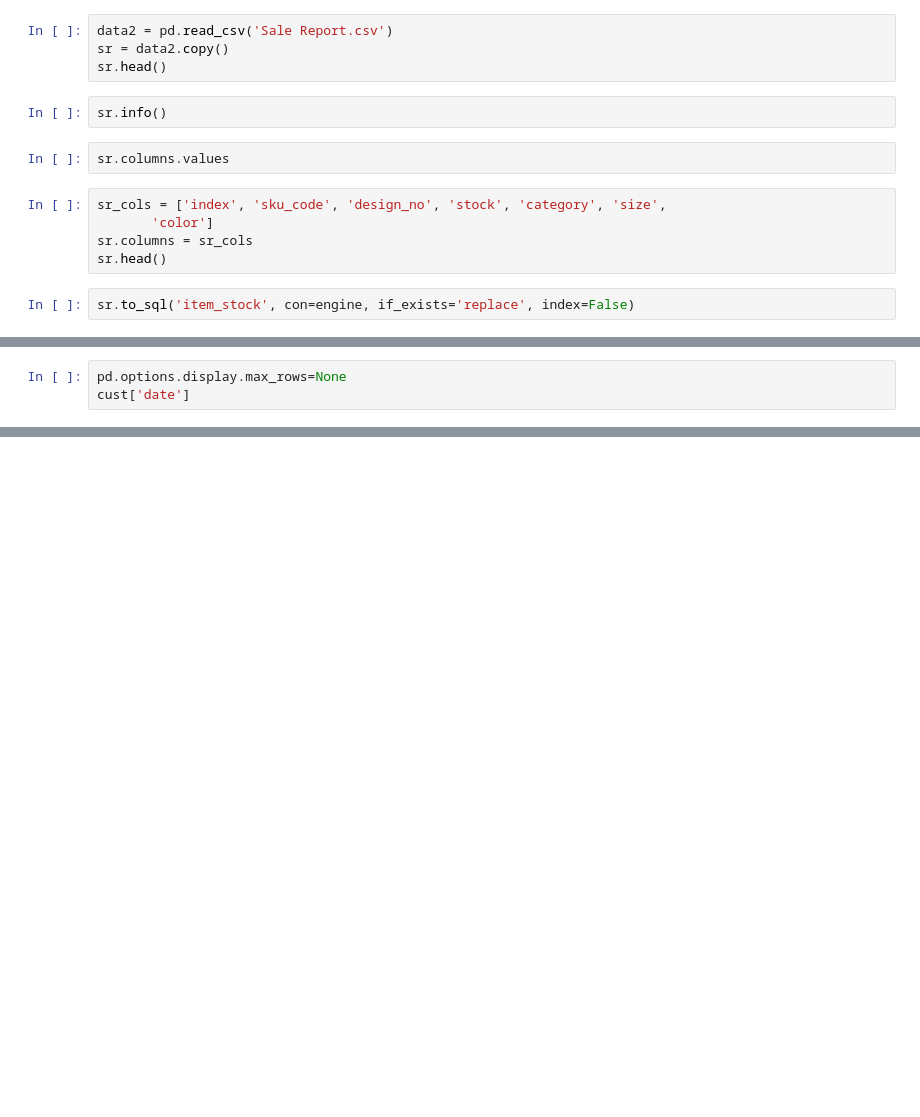
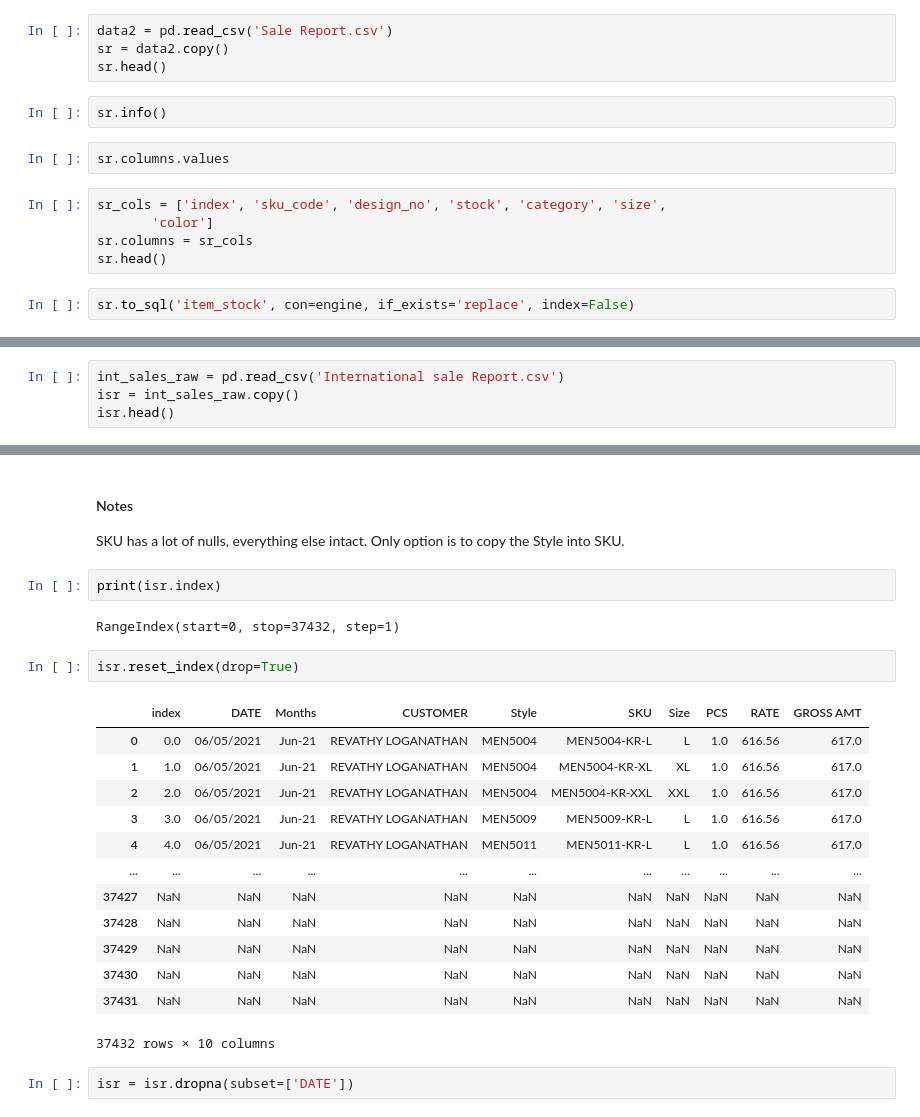
Before and after one commit to BenjaminDWood/ecommerce_sales, a Jupyter notebook: e_commerce.ipynb, the cells around one changed output, grey strips where cells are left out. Cells and saved outputs as stored; diff of their text form; blank space fills up the shorter version.

```diff
--- a/e_commerce.ipynb
+++ b/e_commerce.ipynb
@@ -160,3 +72,0 @@ memory usage: 2.6+ MB
-# %%
-pd.options.display.max_rows=None
-cust['date']
@@ -180,0 +75,4 @@ cust['date']
+# %%
+int_sales_raw = pd.read_csv('International sale Report.csv')
+isr = int_sales_raw.copy()
+isr.head()
@@ -180,0 +106,26 @@ cust['date']
+# %% [markdown]
+#### Notes
+
+SKU has a lot of nulls, everything else intact. Only option is to copy the Style into SKU.
+# %%
+print(isr.index)
+# %% [output]
+RangeIndex(start=0, stop=37432, step=1)
+# %%
+isr.reset_index(drop=True)
+# %% [output]
+|  | index | DATE | Months | CUSTOMER | Style | SKU | Size | PCS | RATE | GROSS AMT |
+| 0 | 0.0 | 06/05/2021 | Jun-21 | REVATHY LOGANATHAN | MEN5004 | MEN5004-KR-L | L | 1.0 | 616.56 | 617.0 |
+| 1 | 1.0 | 06/05/2021 | Jun-21 | REVATHY LOGANATHAN | MEN5004 | MEN5004-KR-XL | XL | 1.0 | 616.56 | 617.0 |
+| 2 | 2.0 | 06/05/2021 | Jun-21 | REVATHY LOGANATHAN | MEN5004 | MEN5004-KR-XXL | XXL | 1.0 | 616.56 | 617.0 |
+| 3 | 3.0 | 06/05/2021 | Jun-21 | REVATHY LOGANATHAN | MEN5009 | MEN5009-KR-L | L | 1.0 | 616.56 | 617.0 |
+| 4 | 4.0 | 06/05/2021 | Jun-21 | REVATHY LOGANATHAN | MEN5011 | MEN5011-KR-L | L | 1.0 | 616.56 | 617.0 |
+| ... | ... | ... | ... | ... | ... | ... | ... | ... | ... | ... |
+| 37427 | NaN | NaN | NaN | NaN | NaN | NaN | NaN | NaN | NaN | NaN |
+| 37428 | NaN | NaN | NaN | NaN | NaN | NaN | NaN | NaN | NaN | NaN |
+| 37429 | NaN | NaN | NaN | NaN | NaN | NaN | NaN | NaN | NaN | NaN |
+| 37430 | NaN | NaN | NaN | NaN | NaN | NaN | NaN | NaN | NaN | NaN |
+| 37431 | NaN | NaN | NaN | NaN | NaN | NaN | NaN | NaN | NaN | NaN |
+37432 rows × 10 columns
+# %%
+isr = isr.dropna(subset=['DATE'])
```
Also changed, not shown: parts of 53 cells of this notebook, 2 other files.
